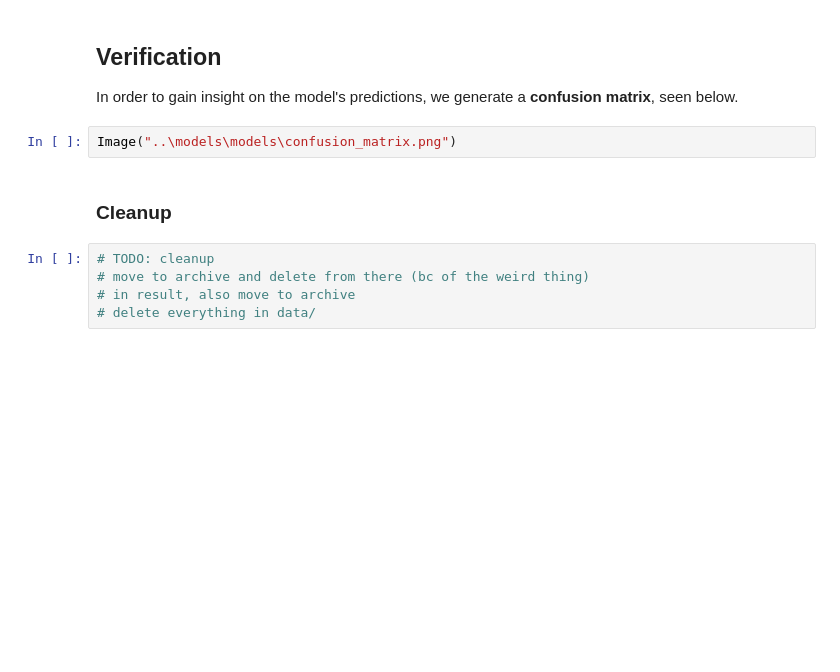
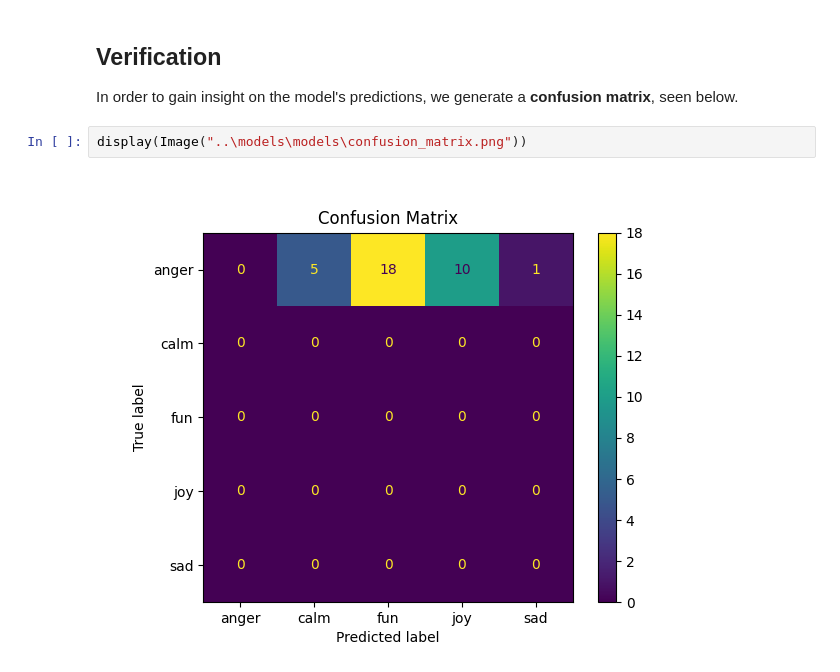
Before and after one commit to meriam04/emo-pupil-2, a Jupyter notebook: demos/design_fair.ipynb, the cells around one changed output. Cells and saved outputs as stored; diff of their text form; blank space fills up the shorter version.

```diff
--- a/demos/design_fair.ipynb
+++ b/demos/design_fair.ipynb
@@ -142,11 +192,6 @@ Image(frame_path / frame)
 
 In order to gain insight on the model's predictions, we generate a **confusion matrix**, seen below.
 # %%
-Image("..\models\models\confusion_matrix.png")
+display(Image("..\models\models\confusion_matrix.png"))
+# %% [output]
+[figure, added]
-# %% [markdown]
-### Cleanup
-# %%
-# TODO: cleanup
-# move to archive and delete from there (bc of the weird thing)
-# in result, also move to archive
-# delete everything in data/
```
Also changed, not shown: parts of 6 cells of this notebook, 2 other files.
